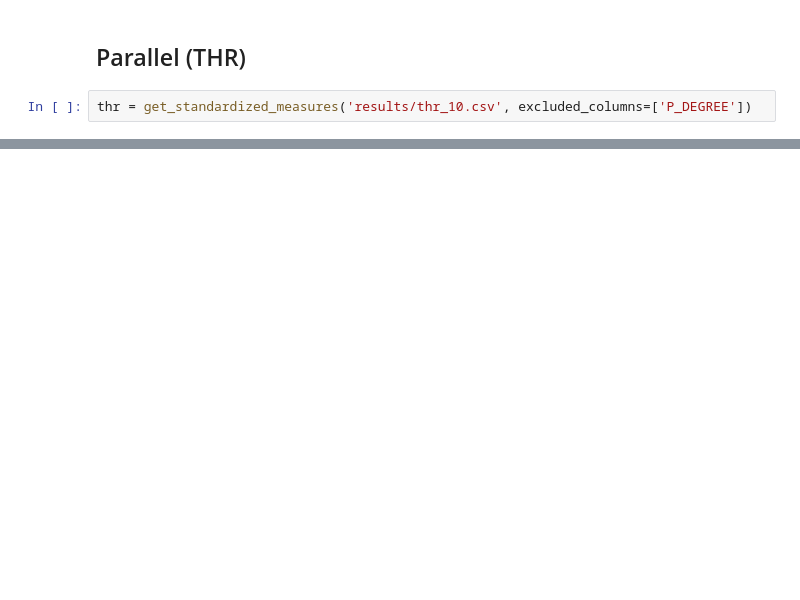
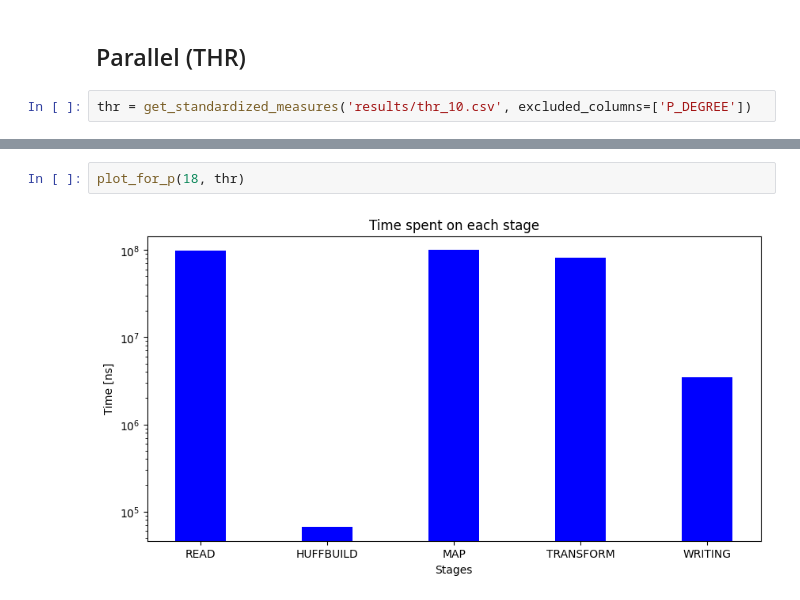
Before and after one commit to federicosilvestri/spm-project, a Jupyter notebook: benchmark_workspace/Stage Analysis.ipynb, the cells around one changed output, grey strips where cells are left out. Drawn from its saved outputs; the diff is of its cells as text; blank space fills up the shorter version.

```diff
--- a/benchmark_workspace/Stage Analysis.ipynb
+++ b/benchmark_workspace/Stage Analysis.ipynb
@@ -69,0 +70,4 @@ plot_for_p(11, thr)
+# %%
+plot_for_p(18, thr)
+# %% [output]
+[figure, added]
```
Also changed, not shown: parts of 4 cells of this notebook, 9 other files.
